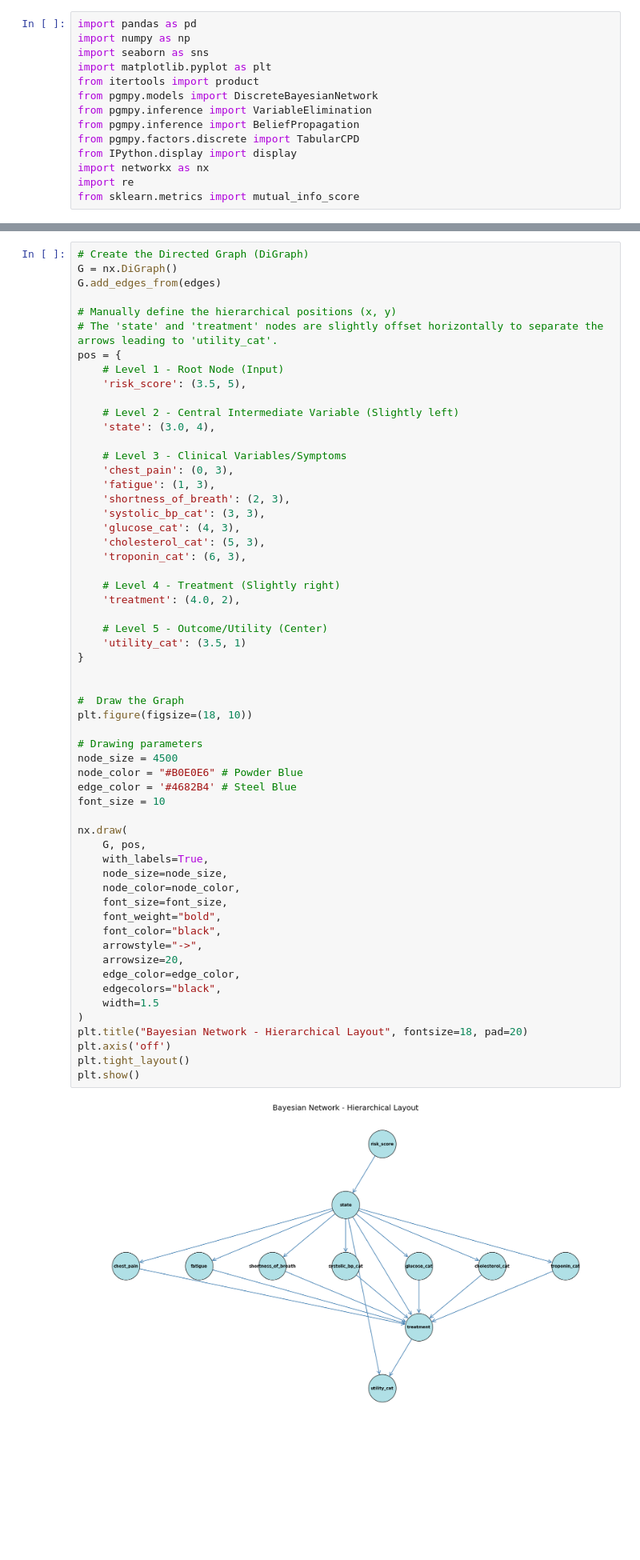
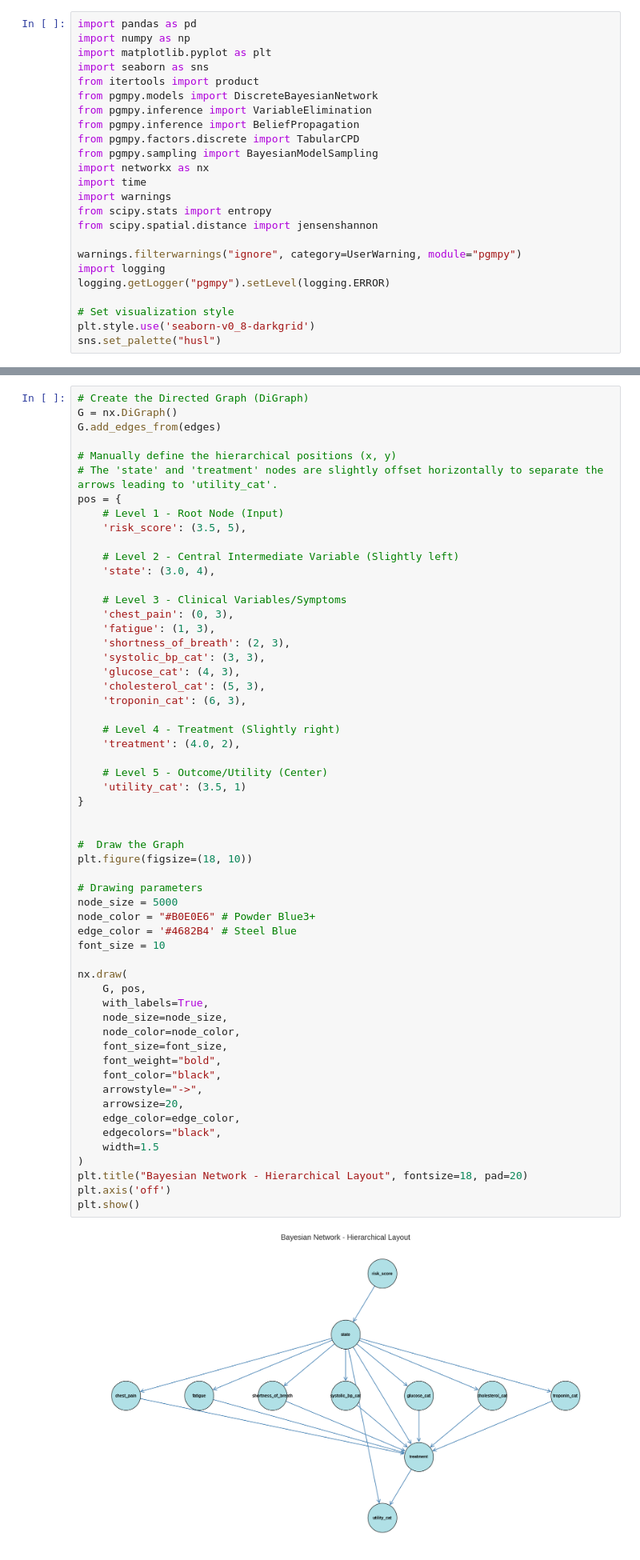
Before and after one commit to PFans-201/ML_cardiovasc_disease, a Jupyter notebook: milestones/M3/M3_G14.ipynb, the cells around one changed output, grey strips where cells are left out. Shown: that part at 80% size. Cells and saved outputs as stored; diff of their text form; blank space fills up the shorter version.

```diff
--- a/milestones/M3/M3_G14.ipynb
+++ b/milestones/M3/M3_G14.ipynb
@@ -11,17 +45,27 @@
 # %%
 import pandas as pd
 import numpy as np
+import matplotlib.pyplot as plt
 import seaborn as sns
-import matplotlib.pyplot as plt
 from itertools import product
 from pgmpy.models import DiscreteBayesianNetwork
 from pgmpy.inference import VariableElimination
 from pgmpy.inference import BeliefPropagation
 from pgmpy.factors.discrete import TabularCPD
-from IPython.display import display
+from pgmpy.sampling import BayesianModelSampling
 import networkx as nx
-import re
-from sklearn.metrics import mutual_info_score
+import time
+import warnings
+from scipy.stats import entropy
+from scipy.spatial.distance import jensenshannon
+
+warnings.filterwarnings("ignore", category=UserWarning, module="pgmpy")
+import logging
+logging.getLogger("pgmpy").setLevel(logging.ERROR)
+
+# Set visualization style
+plt.style.use('seaborn-v0_8-darkgrid')
+sns.set_palette("husl")
 # %%
 # =============================================================================
 # UTILITY FUNCTIONS
@@ -387,37 +446,36 @@ pos = {
     # Level 5 - Outcome/Utility (Center)
     'utility_cat': (3.5, 1)
 }
 
 
 #  Draw the Graph
 plt.figure(figsize=(18, 10))
 
 # Drawing parameters
-node_size = 4500
-node_color = "#B0E0E6" # Powder Blue
+node_size = 5000
+node_color = "#B0E0E6" # Powder Blue3+
 edge_color = '#4682B4' # Steel Blue
 font_size = 10
 
 nx.draw(
     G, pos,
     with_labels=True,
     node_size=node_size,
     node_color=node_color,
     font_size=font_size,
     font_weight="bold",
     font_color="black",
     arrowstyle="->",
     arrowsize=20,
     edge_color=edge_color,
     edgecolors="black",
     width=1.5
 )
 plt.title("Bayesian Network - Hierarchical Layout", fontsize=18, pad=20)
 plt.axis('off')
-plt.tight_layout()
 plt.show()
 # %% [output]
-[figure, old version]
+[figure, new version]
 # %%
 variables_BN=['state', 'treatment', 'chest_pain', 'fatigue',
        'shortness_of_breath', 'risk_score', 'systolic_bp_cat', 'cholesterol_cat', 'glucose_cat', 'troponin_cat',
```
Also changed, not shown: parts of 82 cells of this notebook, 10 other files.
